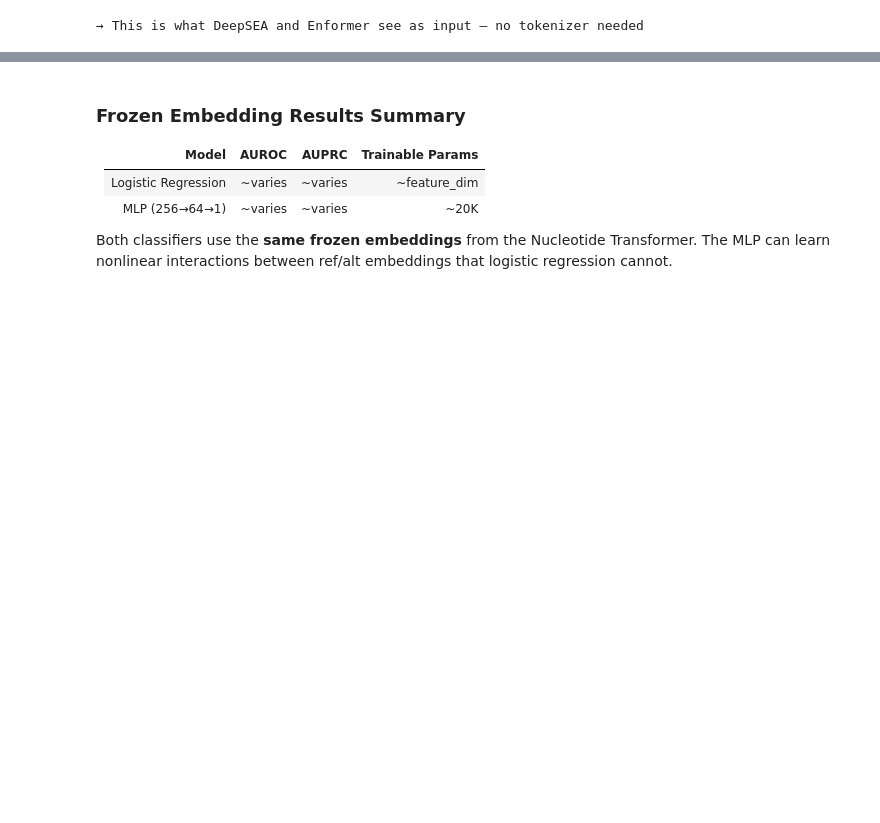
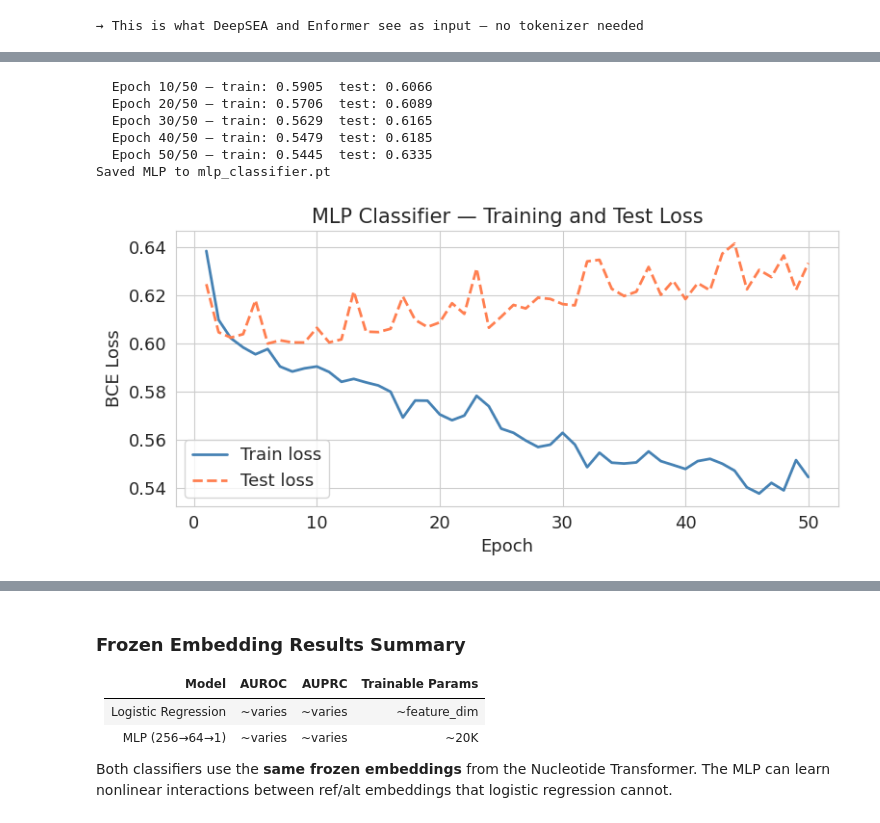
Before and after one commit to junwei-lu/ai4med, a Jupyter notebook: codes/snp/snp_genomics_workshop.ipynb, the cells around one changed output, grey strips where cells are left out. Saved outputs shown, nothing was run; the diff lists cells and outputs as text; code cells hidden in the pictures; blank space fills up the shorter version.

```diff
--- a/codes/snp/snp_genomics_workshop.ipynb
+++ b/codes/snp/snp_genomics_workshop.ipynb
@@ -782,7 +1047,8 @@ mlp = SNPClassifier(input_dim).to(device)
 if USE_PRECOMPUTED and os.path.exists(MLP_PATH):
     mlp.load_state_dict(torch.load(MLP_PATH, map_location=device, weights_only=True))
     print("Loaded precomputed MLP checkpoint")
-    mlp_losses = []  # no training curve to show
+    mlp_losses = []
+    mlp_test_losses = []
 else:
     # Compute class weight for BCE
     pos_count = y_train.sum()
@@ -791,11 +1057,14 @@ else:
 
     X_train_t = torch.tensor(X_train, dtype=torch.float32, device=device)
     y_train_t = torch.tensor(y_train, dtype=torch.float32, device=device)
+    X_test_t = torch.tensor(X_test, dtype=torch.float32, device=device)
+    y_test_t = torch.tensor(y_test, dtype=torch.float32, device=device)
 
     criterion = nn.BCEWithLogitsLoss(pos_weight=pos_weight)
     optimizer = torch.optim.Adam(mlp.parameters(), lr=1e-3, weight_decay=1e-4)
 
     mlp_losses = []
+    mlp_test_losses = []
     n_epochs = 50
     batch_size = 256
     for epoch in range(n_epochs):
@@ -813,23 +1082,44 @@ else:
             epoch_loss += loss.item()
             n_batches += 1
         mlp_losses.append(epoch_loss / n_batches)
+
+        # Test loss
+        mlp.eval()
+        with torch.no_grad():
+            test_logits = mlp(X_test_t).squeeze(-1)
+            test_loss = criterion(test_logits, y_test_t)
+        mlp_test_losses.append(test_loss.item())
+
         if (epoch + 1) % 10 == 0:
-            print(f"  Epoch {epoch+1}/{n_epochs} — loss: {mlp_losses[-1]:.4f}")
+            print(f"  Epoch {epoch+1}/{n_epochs} — train: {mlp_losses[-1]:.4f}  test: {mlp_test_losses[-1]:.4f}")
 
     torch.save(mlp.state_dict(), MLP_PATH)
     print(f"Saved MLP to {MLP_PATH}")
+# %% [output]
+  Epoch 10/50 — train: 0.5905  test: 0.6066
+  Epoch 20/50 — train: 0.5706  test: 0.6089
+  Epoch 30/50 — train: 0.5629  test: 0.6165
+  Epoch 40/50 — train: 0.5479  test: 0.6185
+  Epoch 50/50 — train: 0.5445  test: 0.6335
+Saved MLP to mlp_classifier.pt
 # %%
-# ── Visualization 11: MLP training loss curve ──
+# ── Visualization 11: MLP training and test loss curve ──
 if mlp_losses:
-    plt.figure(figsize=(8, 4))
-    plt.plot(range(1, len(mlp_losses)+1), mlp_losses, linewidth=2, color="steelblue")
-    plt.xlabel("Epoch")
-    plt.ylabel("BCE Loss")
-    plt.title("MLP Classifier — Training Loss")
+    fig, ax = plt.subplots(figsize=(8, 4))
+    ax.plot(range(1, len(mlp_losses)+1), mlp_losses, linewidth=2, color="steelblue", label="Train loss")
+    if mlp_test_losses:
+        ax.plot(range(1, len(mlp_test_losses)+1), mlp_test_losses, linewidth=2, color="coral",
+                linestyle="--", label="Test loss")
+    ax.set_xlabel("Epoch")
+    ax.set_ylabel("BCE Loss")
+    ax.set_title("MLP Classifier — Training and Test Loss")
+    ax.legend()
     plt.tight_layout()
     plt.show()
 else:
     print("(Loaded from checkpoint — no training curve available)")
+# %% [output]
+[figure, added]
 # %%
 # ── Visualization 12: ROC and PR curves (LR vs MLP) ──
 mlp.eval()
```
Also changed, not shown: parts of 58 cells of this notebook, 32 other files.
